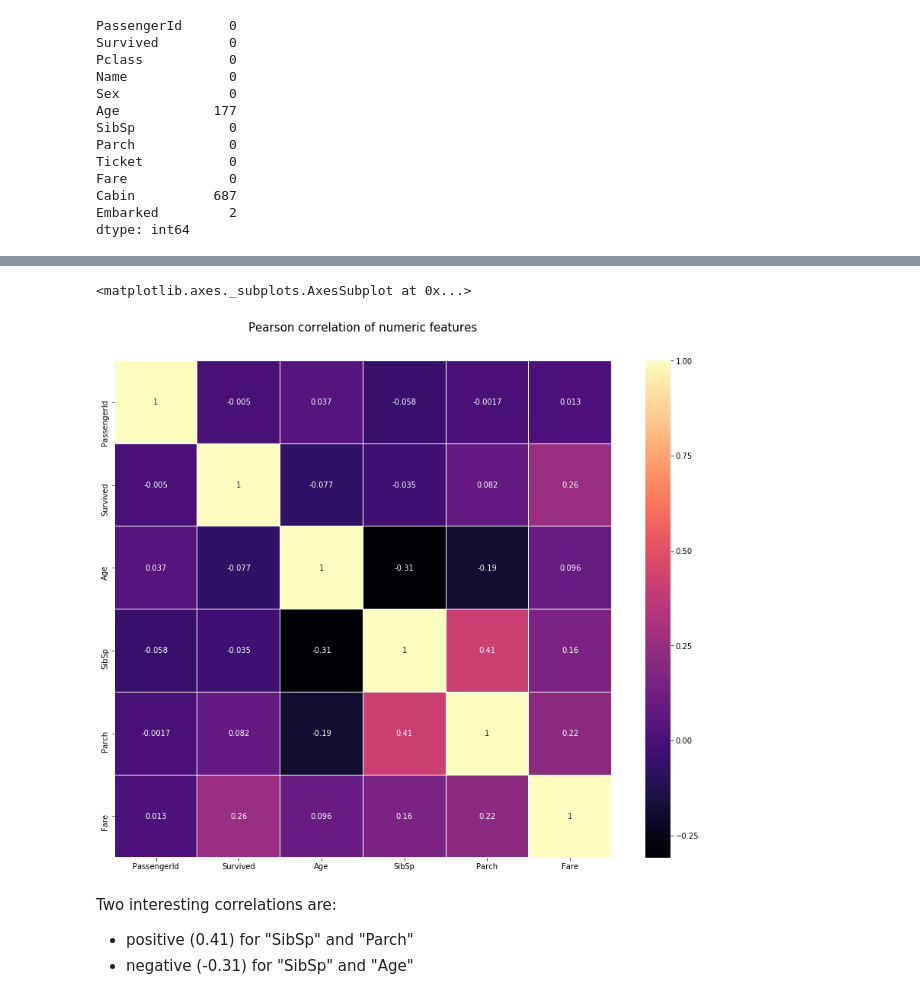
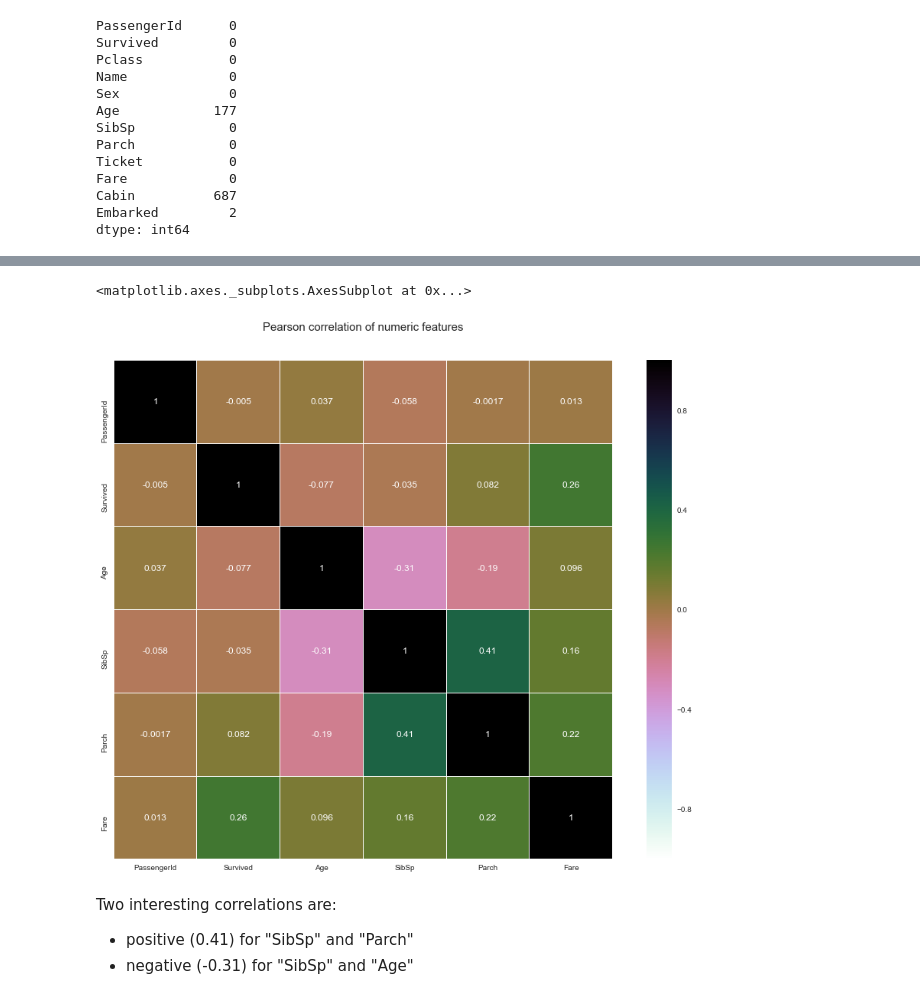
Before and after one commit to mknorps/DataScience-Projects, a Jupyter notebook: Titanic_meets_decision_Trees.ipynb, the cells around one changed output, grey strips where cells are left out. Cells and saved outputs as stored; diff of their text form; code cells hidden in the pictures.

```diff
--- a/Titanic_meets_decision_Trees.ipynb
+++ b/Titanic_meets_decision_Trees.ipynb
@@ -135,15 +156,16 @@ I will use [Kaggle, Anisotropic profile](https://www.kaggle.com/arthurtok/intera
 # %%
 #numerical features
 
 train_numeric = data_optimized.select_dtypes(include=['float32','int16','int8','bool'])
 
-colormap = plt.cm.magma
+colormap = plt.cm.cubehelix_r
 plt.figure(figsize=(16,12))
+
 plt.title('Pearson correlation of numeric features', y=1.05, size=15)
 sns.heatmap(train_numeric.corr(),linewidths=0.1,vmax=1.0, square=True, cmap=colormap, linecolor='white', annot=True)
 # %% [output]
 <matplotlib.axes._subplots.AxesSubplot at 0x...>
-[figure, old version]
+[figure, new version]
 # %% [markdown]
 Two interesting correlations are:
  - positive (0.41) for "SibSp" and "Parch"
```
Also changed, not shown: parts of 18 cells of this notebook.
